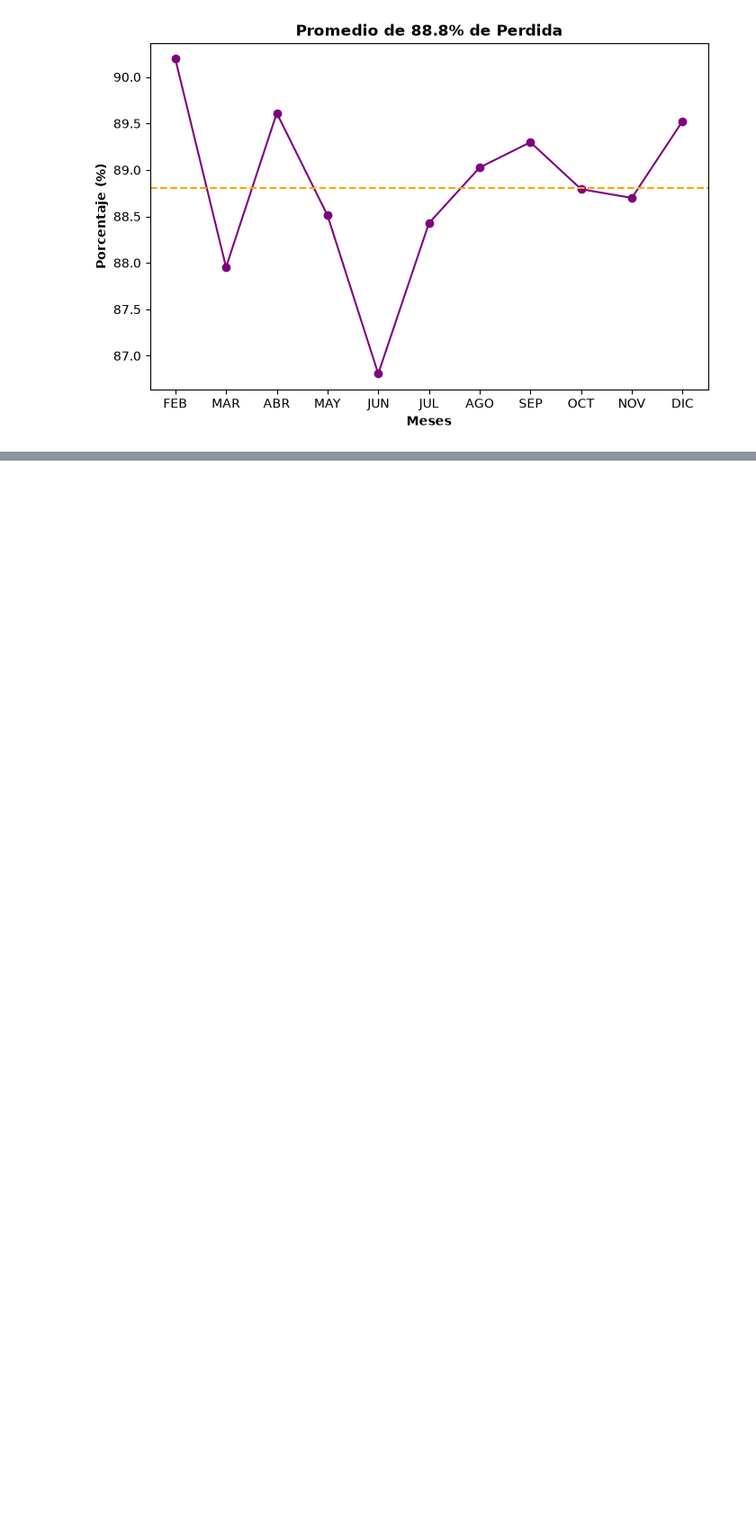
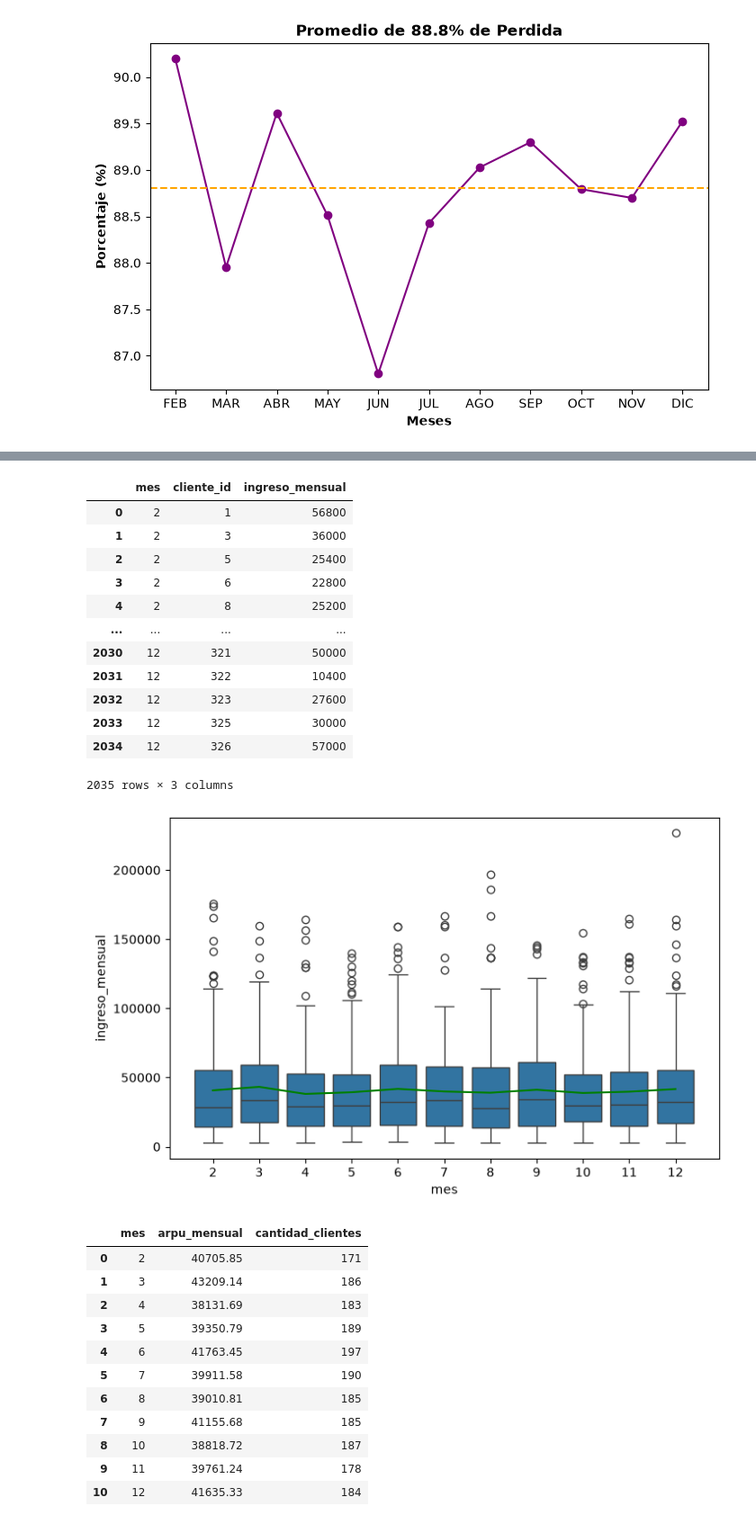
Before and after one commit to jp21bp/DS_Proyectos, a Jupyter notebook: 4_DemandaForecasting/eda2.ipynb, the cells around one changed output, grey strips where cells are left out. Shown at 90% size. Saved outputs shown, nothing was run; the diff lists cells and outputs as text; code cells hidden in the pictures; blank space fills up the shorter version.

```diff
--- a/4_DemandaForecasting/eda2.ipynb
+++ b/4_DemandaForecasting/eda2.ipynb
@@ -284,0 +392,80 @@ ax1.legend(handles1 + handles2, labels1 + labels2,
+# %%
+###### ARPU Box plots
+##### Seleccionando datos
+#### Datos genera
+df_mcl=df\
+    .groupby(by=['mes','cliente_id'], as_index=False)\
+    .agg(
+        ingreso_mensual = pd.NamedAgg(
+            column='ingreso', aggfunc= lambda series: series.sum()
+        )
+    )
+display(df_mcl)
+
+#### Datos arpu
+df_arpu = df_mcl\
+    .groupby(by='mes', as_index=False)\
+    .agg(
+        arpu_mensual = pd.NamedAgg(
+            column='ingreso_mensual', aggfunc= lambda series: series.mean().round(2)
+        ),
+        cantidad_clientes = pd.NamedAgg(
+            column='cliente_id', aggfunc=lambda series: series.count()
+        ),
+    )
+##### Boxplots
+ANCH = 8
+ALT = 5
+fig, ax = plt.subplots(figsize=(ANCH,ALT))
+sns.boxplot(
+    x='mes', y='ingreso_mensual',
+    data=df_mcl[['mes','ingreso_mensual']],
+    ax=ax
+)
+sns.lineplot(
+    x=range(11), y = 'arpu_mensual',
+    data=df_arpu,
+    color='green',
+    ax=ax
+)
+plt.show()
+
+
+###### Linegraph
+plt.figure(figsize=(ANCH,ALT))
+plt.plot(
+    range(len(df_arpu['mes'])),
+    df_arpu['arpu_mensual']
+)
+plt.plot(
+    range(len(df_arpu['mes'])),
+    df_arpu['cantidad_clientes']*250
+)
+display(df_arpu)
+# %% [output]
+|  | mes | cliente_id | ingreso_mensual |
+| 0 | 2 | 1 | 56800 |
+| 1 | 2 | 3 | 36000 |
+| 2 | 2 | 5 | 25400 |
+| 3 | 2 | 6 | 22800 |
+| 4 | 2 | 8 | 25200 |
+| ... | ... | ... | ... |
+| 2030 | 12 | 321 | 50000 |
+| 2031 | 12 | 322 | 10400 |
+| 2032 | 12 | 323 | 27600 |
+| 2033 | 12 | 325 | 30000 |
+| 2034 | 12 | 326 | 57000 |
+2035 rows × 3 columns
+[figure, added]
+|  | mes | arpu_mensual | cantidad_clientes |
+| 0 | 2 | 40705.85 | 171 |
+| 1 | 3 | 43209.14 | 186 |
+| 2 | 4 | 38131.69 | 183 |
+| 3 | 5 | 39350.79 | 189 |
+| 4 | 6 | 41763.45 | 197 |
+| 5 | 7 | 39911.58 | 190 |
+| 6 | 8 | 39010.81 | 185 |
+| 7 | 9 | 41155.68 | 185 |
+| 8 | 10 | 38818.72 | 187 |
+| 9 | 11 | 39761.24 | 178 |
+| 10 | 12 | 41635.33 | 184 |
```
Also changed, not shown: parts of 4 cells of this notebook, 1 other file.
